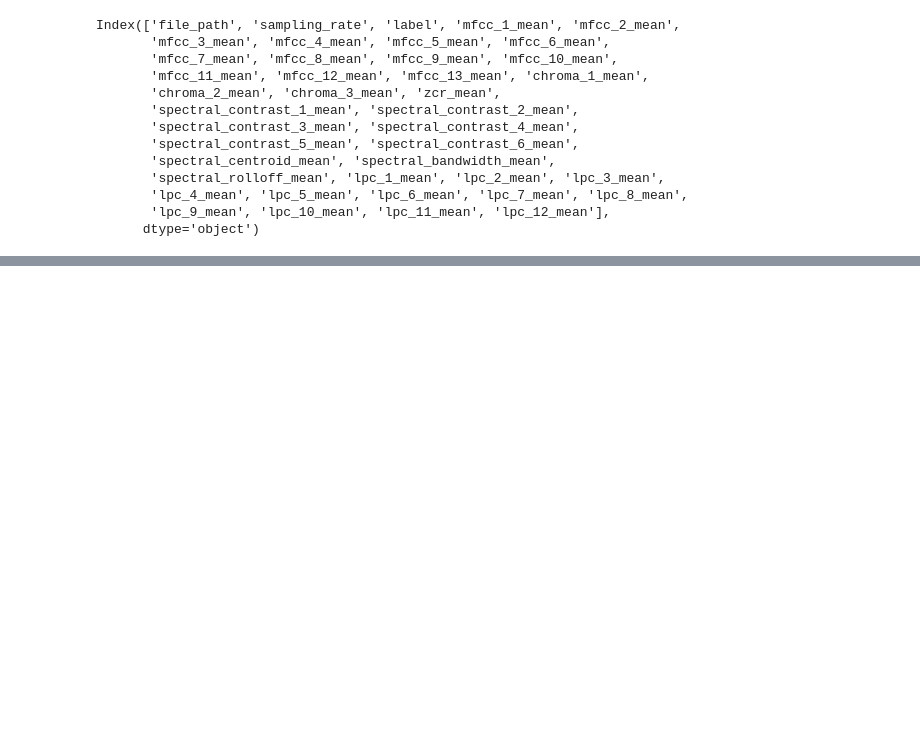
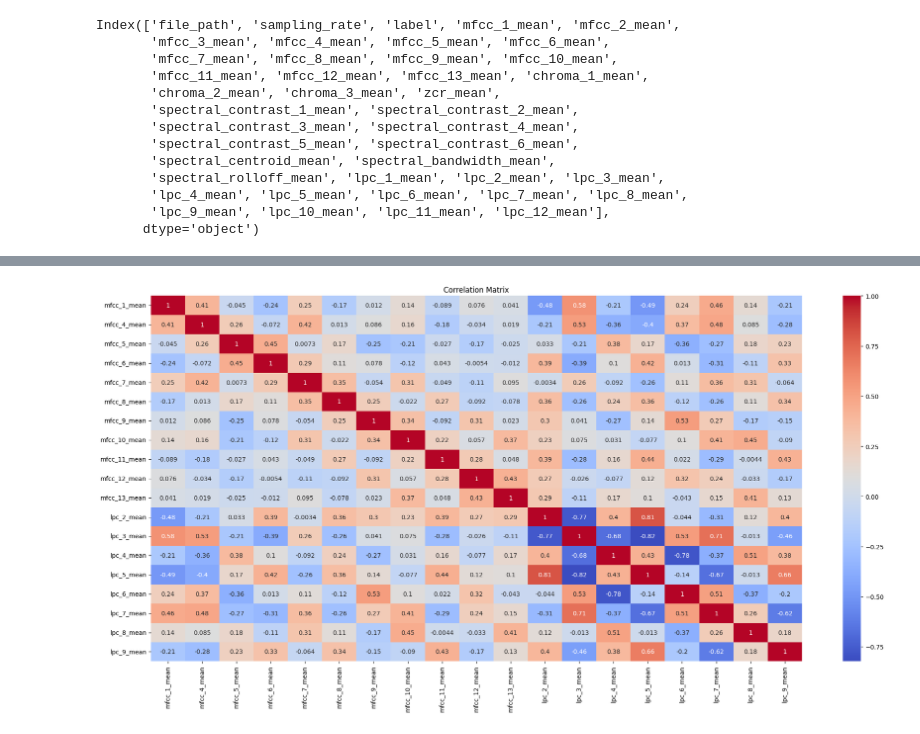
Before and after one commit to ronanhansel/deepfake-audio-detector, a Jupyter notebook: EDA.ipynb, the cells around one changed output, grey strips where cells are left out. Cells and saved outputs as stored; diff of their text form; code cells hidden in the pictures; blank space fills up the shorter version.

```diff
--- a/EDA.ipynb
+++ b/EDA.ipynb
@@ -58,3 +53,12 @@ labels = data['label']
+# %%
+correlation_matrix = features.corr()
+plt.figure(figsize=(20, 10))
+sns.heatmap(correlation_matrix, cmap='coolwarm', annot = True)
+plt.title('Correlation Matrix')
+plt.tight_layout()
+plt.show()
+# %% [output]
+[figure, added]
 # %%
 from sklearn.model_selection import train_test_split
 from sklearn.preprocessing import StandardScaler, MinMaxScaler
```
Also changed, not shown: parts of 10 cells of this notebook, 2 other files.
